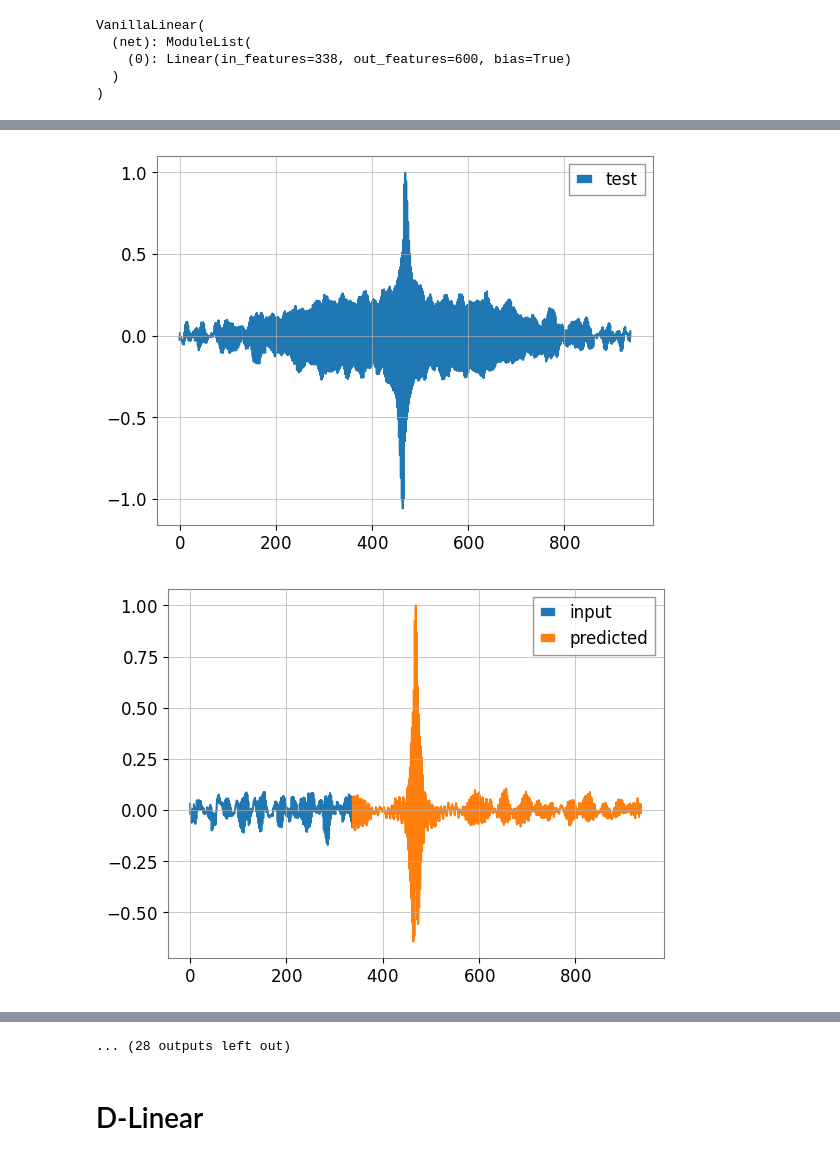
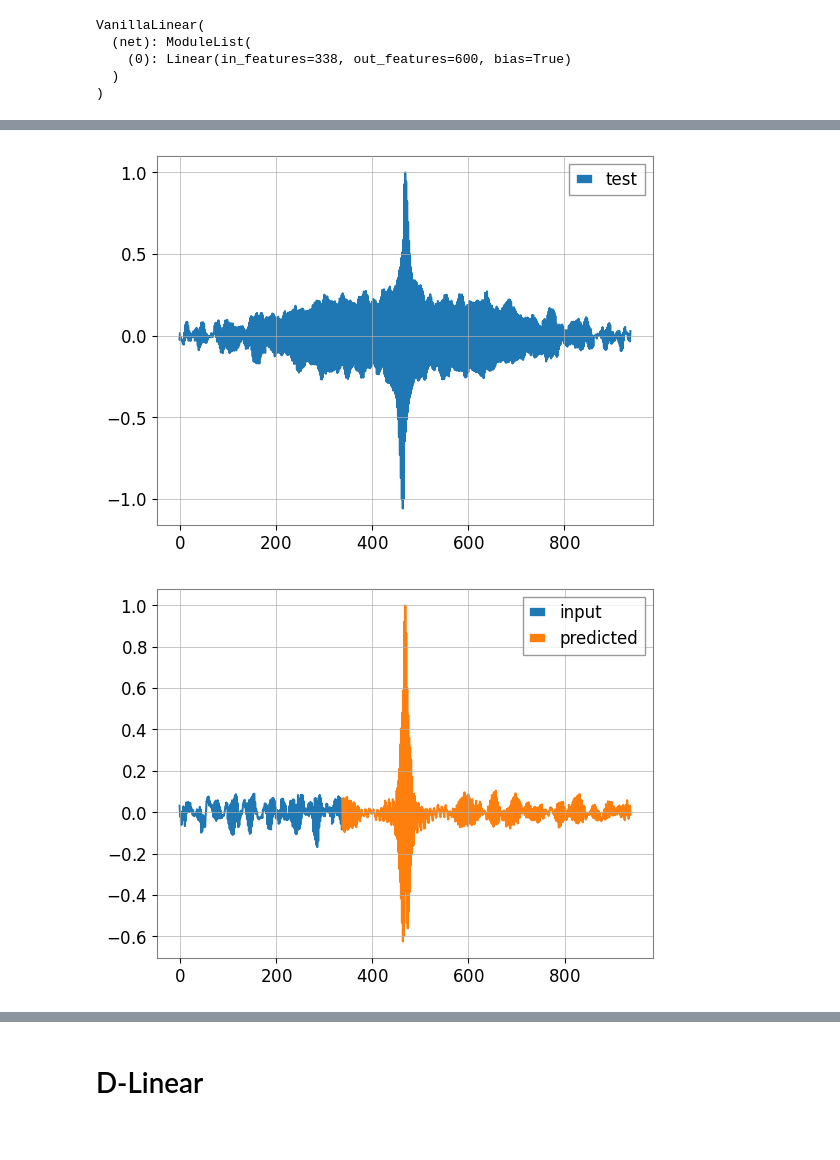
Before and after one commit to FrancescoSarandrea/Audio_GW, a Jupyter notebook: d-n-vanilla-linear.ipynb, the cells around one changed output, grey strips where cells are left out. Cells and saved outputs as stored; diff of their text form; code cells hidden in the pictures.

```diff
--- a/d-n-vanilla-linear.ipynb
+++ b/d-n-vanilla-linear.ipynb
@@ -166,7 +164,7 @@ lenght_pred=data.shape[1]-data_split
 # %% [markdown]
 # Linear
 # %%
-net=VanillaLinear(data_split,lenght_pred)
+net=VanillaLinear(data_split,lenght_pred).to(device)
 print(net)
 # %% [output]
 VanillaLinear(
@@ -175,11 +173,12 @@ VanillaLinear(
   )
 )
 # %%
-optimizer = torch.optim.Adam(net.parameters(), lr=0.0001)
+optimizer = torch.optim.Adam(net.parameters(), lr=0.001,weight_decay=1e-7)
 #criterion = torch.nn.L1Loss()
 criterion = torch.nn.MSELoss()
+scheduler= torch.optim.lr_scheduler.ReduceLROnPlateau(optimizer, 'min', factor=0.92, patience=1000, min_lr=1e-7)
 # %%
 epochs=5000
 # %%
-train(epochs,net,optimizer, criterion,train_loader, val_loader,data_split)
+train(epochs,net,optimizer, criterion,train_loader, val_loader,data_split,scheduler)
 # %% [output]
@@ -187,9 +186,9 @@ Epoch 5000, train loss: 0.00657, validation loss: 0.07879
 Finished Training
 # %%
 validation=data[-train_val_split:]
-prediction=net(torch.tensor(validation[:,:data_split]))
+prediction=net(torch.tensor(validation[:,:data_split]).to(device))
 # %%
-for i in range(20):
+for i in range(5):
     input_series, predicted =validation[:,:data_split],prediction[i]
     plt.plot(validation[i,:data_split],label='input')
     plt.plot(np.arange(data_split,data.shape[1],1),predicted.detach().cpu().numpy(),label='predicted')
@@ -205,7 +204,7 @@ for i in range(20):
 [figure]
 [figure]
 [figure]
 [figure]
 [figure]
-[figure, old version]
+[figure, new version]
 [figure]
@@ -214,4 +211,3 @@ for i in range(20):
-... (28 outputs left out)
 # %% [markdown]
 # D-Linear
 # %%
```
Also changed, not shown: parts of 9 cells of this notebook.
